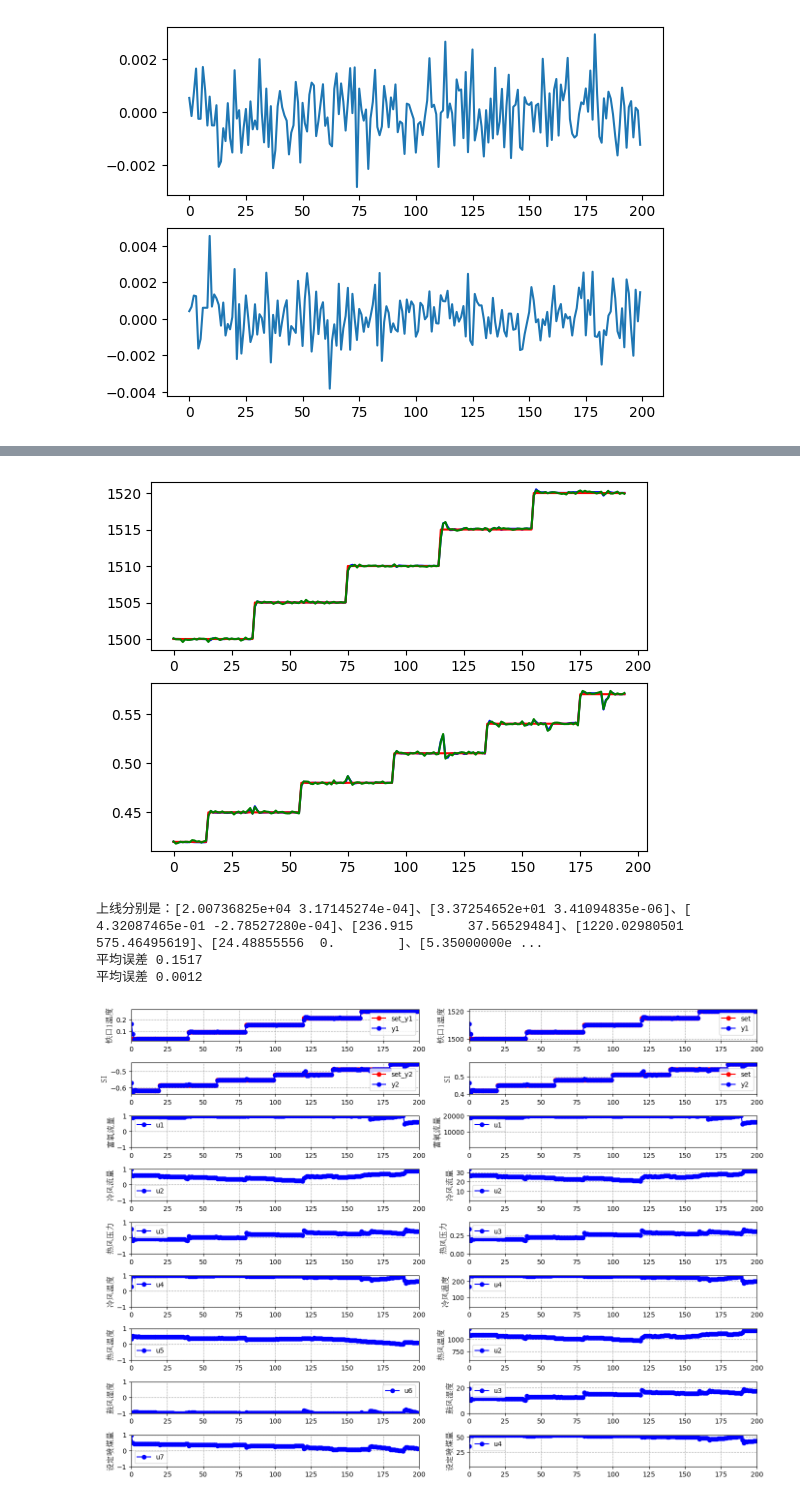
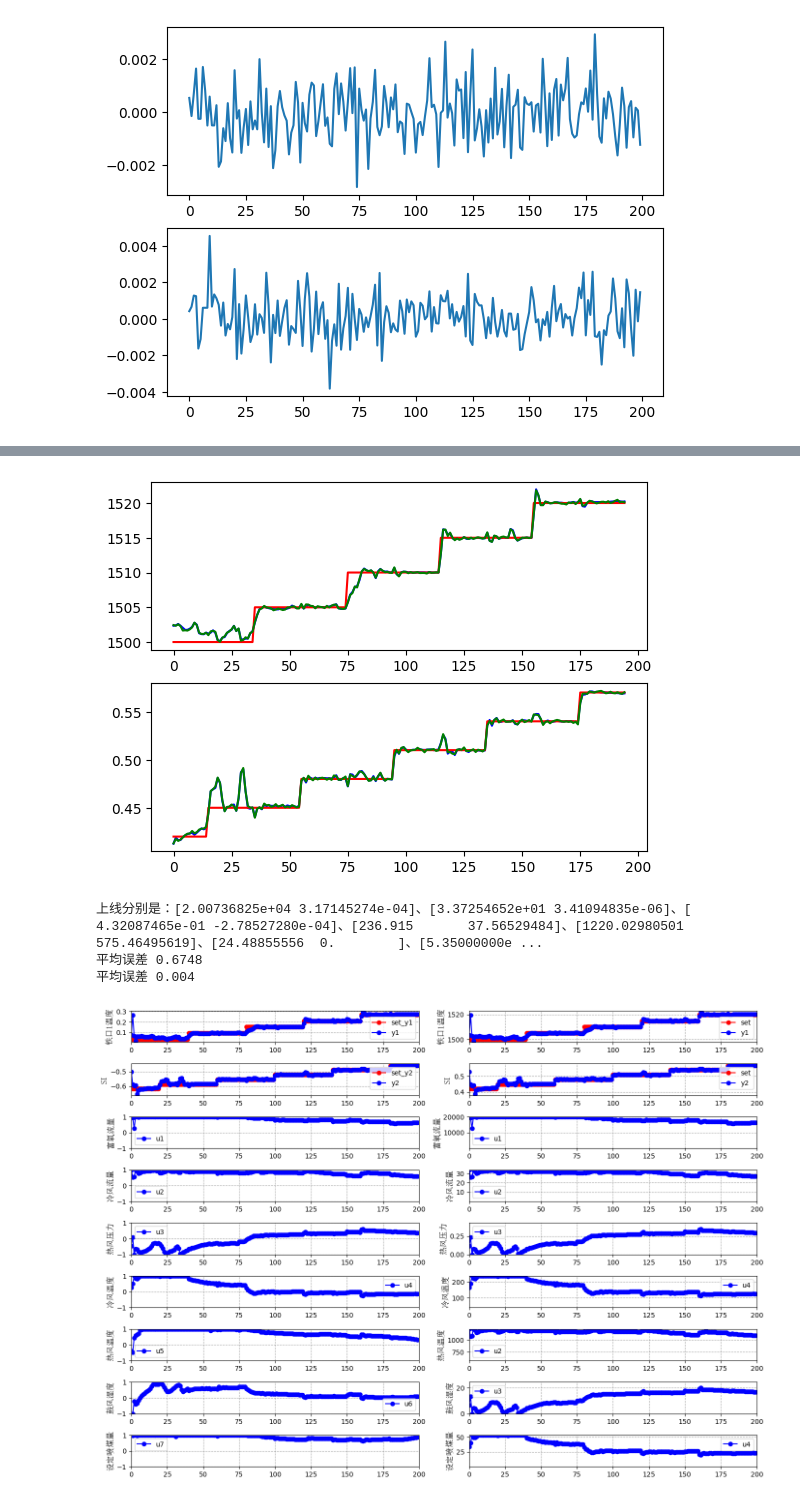
Before and after one commit to haokwok2002/gaolu, a Jupyter notebook: MPC/高炉/0数据处理/新输入输出模式/1h_mean/神经网络_7_2.ipynb, the cells around one changed output, grey strips where cells are left out. Drawn from its saved outputs; the diff is of its cells as text; code cells hidden in the pictures.

```diff
--- a/MPC/高炉/0数据处理/新输入输出模式/1h_mean/神经网络_7_2.ipynb
+++ b/MPC/高炉/0数据处理/新输入输出模式/1h_mean/神经网络_7_2.ipynb
@@ -267,10 +267,10 @@ print('每浓度的输出差：',(data3-data1))
 每浓度的输出差： [0.1076832]
 # %%
 isShuffle = True
-isShuffle = False
+# isShuffle = False
 time_steps = 2
-test_size = 0.40
-val_size = 0.10
+test_size = 0.15
+val_size = 0.15
 train_size = 1-val_size-test_size
 # %%
 # 组合训练数据--拆分训练、测试集
@@ -380,7 +380,7 @@ def symmetrical_moving_average(data, N):
     """
     filtered_data = []
     N = 9
-    percent = 0.6
+    percent = 0.8
     # 遍历数据，从索引1开始到倒数第二个元素结束
     for i in range(1, len(data) - 1):
         # 计算当前值及其前后值的平均
@@ -458,7 +458,7 @@ print('预测模型数据')
 X_predict_train, X_predict_val, X_predict_test,\
 y_predict_train, y_predict_val, y_predict_test = make_data(u1_data,u2_data,u3_data,u4_data,u5_data,u6_data,u7_data,
                                                             y1_data,y2_data,
-                                                            index_fanwei=index_gaolu)
+                                                            index_fanwei=index_predict)
 # %% [output]
 高炉模型数据
 Modified Input Shape: (398, 16)
@@ -723,7 +725,7 @@ y_test = y_gaolu_test
 # base.double_control_predict_result(scalers,output_term,y_test,y_pred_0,y_pred_1)
 # %%
 iscontrol = True
-iscontrol = False
+# iscontrol = False
 Times = 200
 # 过度系数  0.1 越小过度越快
 rou = 0.1
@@ -1255,35 +1257,37 @@ for k in range(Times):
 # %%
-y1_pred_inverse_transform = scalers[output_term[0]].inverse_transform(np.array(all_pred_y1).reshape(-1, 1)).flatten()
-y2_pred_inverse_transform = scalers[output_term[1]].inverse_transform(np.array(all_pred_y2).reshape(-1, 1)).flatten()
-y1_pred_noise_inverse_transform = scalers[output_term[0]].inverse_transform(np.array(all_pred_y1).reshape(-1, 1)-np.array(gaussian_noise_TEMP).reshape(-1, 1)).flatten()
-y2_pred_noise_inverse_transform = scalers[output_term[1]].inverse_transform(np.array(all_pred_y2).reshape(-1, 1)-np.array(gaussian_noise_SI).reshape(-1, 1)).flatten()
-plt.subplot(2, 1, 1)
-plt.plot(y1_pred_inverse_transform[5:],'b')
-plt.plot(set_y1[5:],'r')
-if if_add_noise:
-    plt.plot(y1_pred_noise_inverse_transform[5:],'g')
-plt.subplot(2, 1, 2)
-plt.plot(y2_pred_inverse_transform[5:],'b')
-plt.plot(set_y2[5:],'r')
-if if_add_noise:
-    plt.plot(y2_pred_noise_inverse_transform[5:],'g')
+if iscontrol:
+    y1_pred_inverse_transform = scalers[output_term[0]].inverse_transform(np.array(all_pred_y1).reshape(-1, 1)).flatten()
+    y2_pred_inverse_transform = scalers[output_term[1]].inverse_transform(np.array(all_pred_y2).reshape(-1, 1)).flatten()
+    y1_pred_noise_inverse_transform = scalers[output_term[0]].inverse_transform(np.array(all_pred_y1).reshape(-1, 1)-np.array(gaussian_noise_TEMP).reshape(-1, 1)).flatten()
+    y2_pred_noise_inverse_transform = scalers[output_term[1]].inverse_transform(np.array(all_pred_y2).reshape(-1, 1)-np.array(gaussian_noise_SI).reshape(-1, 1)).flatten()
+    plt.subplot(2, 1, 1)
+    plt.plot(y1_pred_inverse_transform[5:],'b')
+    plt.plot(set_y1[5:],'r')
+    if if_add_noise:
+        plt.plot(y1_pred_noise_inverse_transform[5:],'g')
+    plt.subplot(2, 1, 2)
+    plt.plot(y2_pred_inverse_transform[5:],'b')
+    plt.plot(set_y2[5:],'r')
+    if if_add_noise:
+        plt.plot(y2_pred_noise_inverse_transform[5:],'g')
 # %% [output]
-[figure, old version]
+[figure, new version]
 # %%
 # 数据转换、
-base.data_tranform_plot_7_2(scalers,Times ,max_control,
+if iscontrol:
+    base.data_tranform_plot_7_2(scalers,Times ,max_control,
                         output_term,input_term,
                         set_y1,set_y2,set_y1_trans,set_y2_trans,
                         all_pred_y1, all_pred_y2,
                         all_pred_u1,
                         all_pred_u2,
                         all_pred_u3,
                         all_pred_u4,
                         all_pred_u5,
                         all_pred_u6,
                         all_pred_u7)
 # %% [output]
 上线分别是：[2.00736825e+04 3.17145274e-04]、[3.37254652e+01 3.41094835e-06]、[ 4.32087465e-01 -2.78527280e-04]、[236.915       37.56529484]、[1220.02980501  575.46495619]、[24.48855556  0.        ]、[5.35000000e ...
-平均误差 0.1517
-平均误差 0.0012
+平均误差 0.6748
+平均误差 0.004
-[figure, old version]
+[figure, new version]
```
Also changed, not shown: parts of 9 cells of this notebook, 5 other files.
